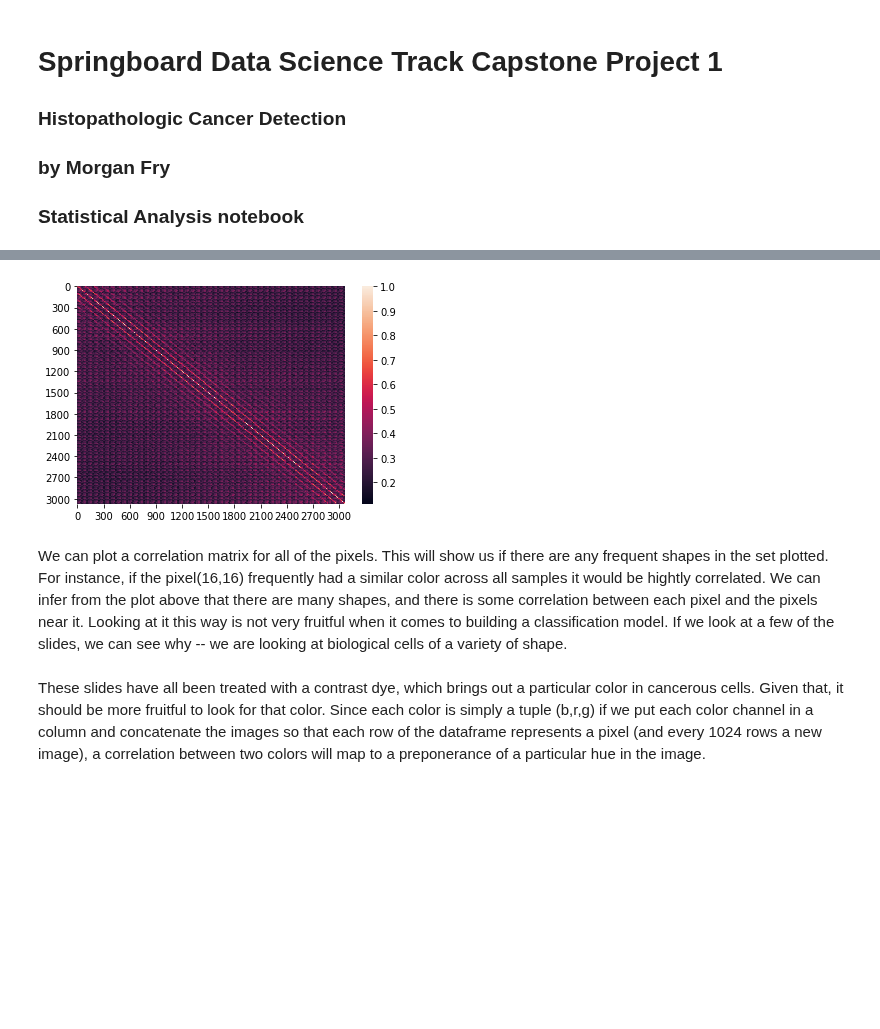
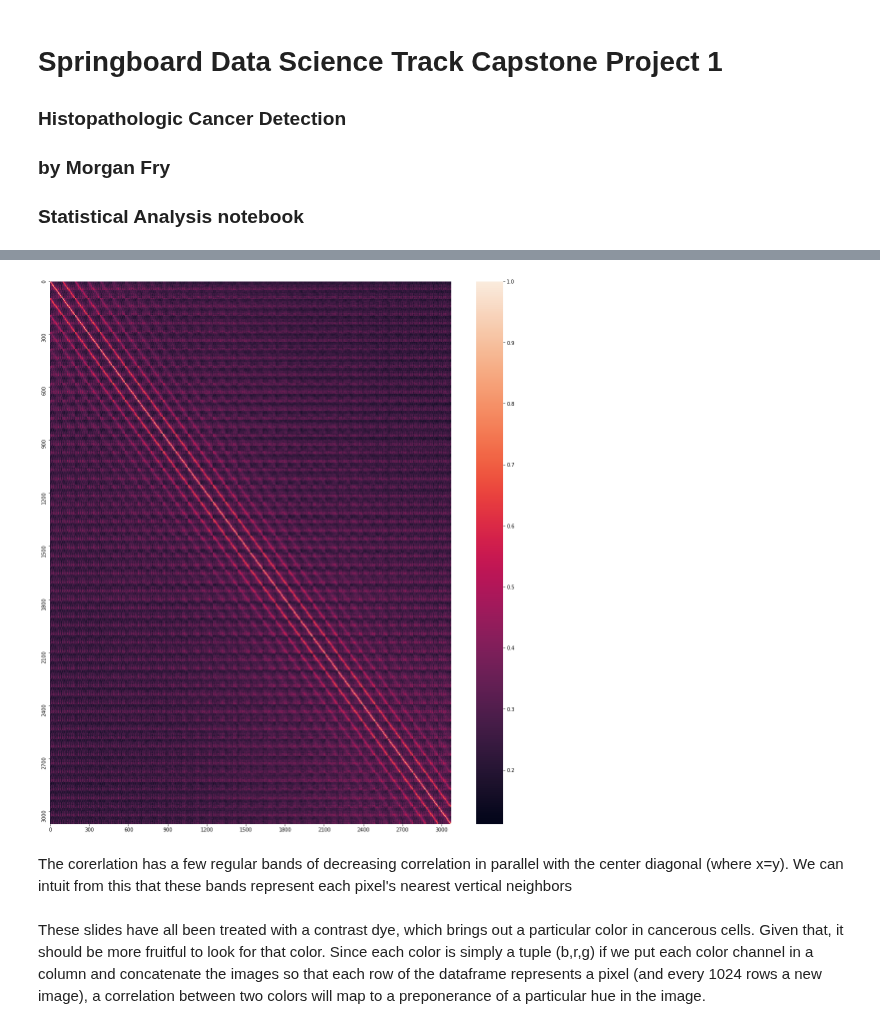
Before and after one commit to morganfry/springboard, a Jupyter notebook: Capstone Project 1/Spr_Cap1_Mfry_Inferential_Statistics.ipynb, the cells around one changed output, grey strips where cells are left out. Saved outputs shown, nothing was run; the diff lists cells and outputs as text; code cells hidden in the pictures; blank space fills up the shorter version.

Commit message:
upload inferential statistics

```diff
--- a/Capstone Project 1/Spr_Cap1_Mfry_Inferential_Statistics.ipynb
+++ b/Capstone Project 1/Spr_Cap1_Mfry_Inferential_Statistics.ipynb
@@ -57,9 +57,7 @@ ncorr=Xy_n_df.iloc[0:3071].corr()
 # %%
-
-ax=sns.heatmap(pcorr,xticklabels=300,yticklabels=300 )
+plt.figure(figsize=(18,20))
+ax=sns.heatmap(pcorr,xticklabels=300,yticklabels=300)
 
 plt.show()
 # %% [output]
-[figure, old version]
+[figure, new version]
-# %% [markdown]
-We can plot a correlation matrix for all of the pixels. This will show us if there are any frequent shapes in the set plotted. For instance, if the pixel(16,16) frequently had a similar color across all samples it would be hightly correlated. We can infer from the plot above that there are many shapes, and there is some correlation between each pixel and the pixels near it. Looking at it this way is not very fruitful when it comes to building a classification model. If we look at a few of the slides, we can see why -- we are looking at biological cells of a variety of shape.
@@ -66,3 +69,5 @@ We can plot a correlation matrix for all of the pixels. This will show us if the
+# %% [markdown]
+The corerlation has a few regular bands of decreasing correlation in parallel with the center diagonal (where x=y). We can intuit from this that these bands represent each pixel's nearest vertical neighbors
 # %% [markdown]
 These slides have all been treated with a contrast dye, which brings out a particular color in cancerous cells. Given that, it should be more fruitful to look for that color. Since each color is simply a tuple (b,r,g) if we put each color channel in a column and concatenate the images so that each row of the dataframe represents a pixel (and every 1024 rows a new image), a correlation between two colors will map to a preponerance of a particular hue in the image.
 # %%
```
Also changed, not shown: parts of 9 cells of this notebook.
